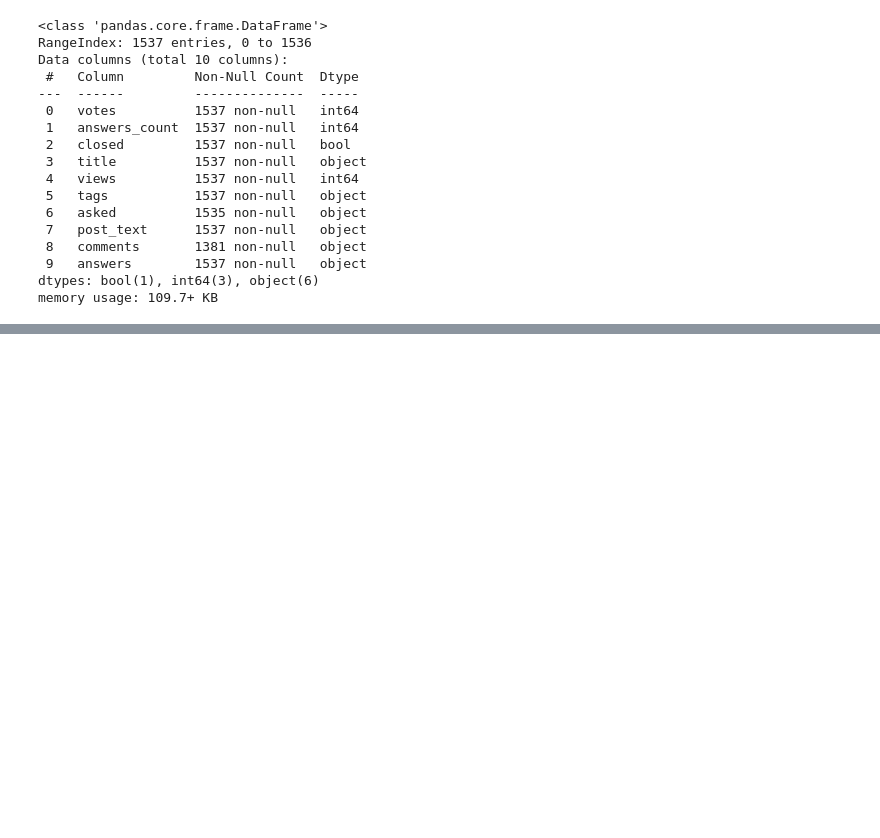
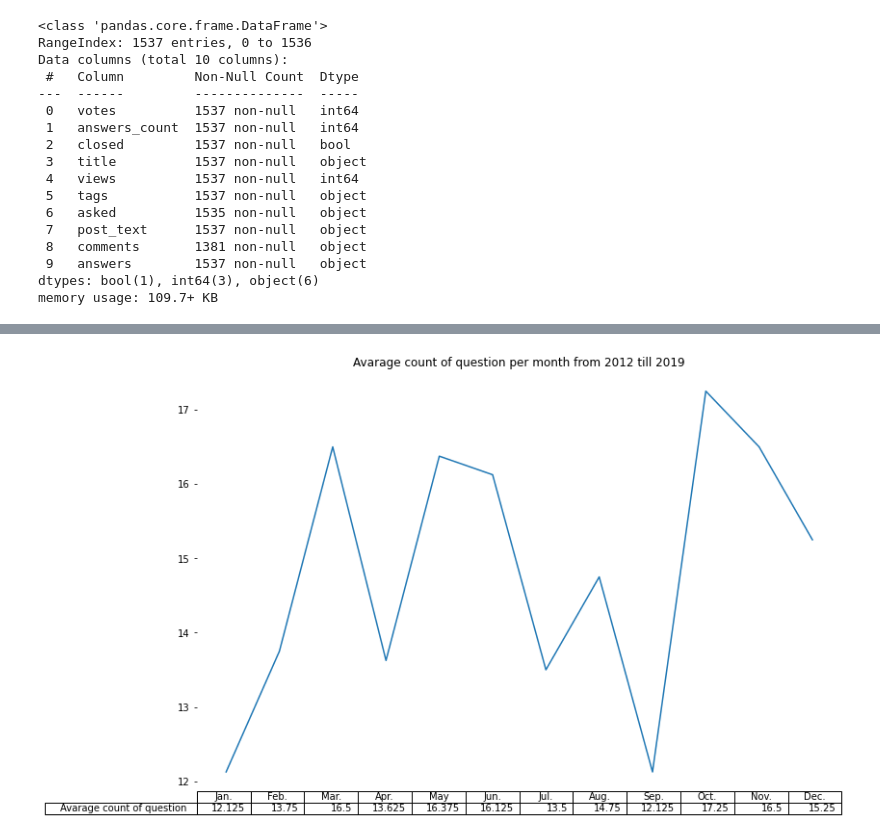
Before and after one commit to xdragolo/topicGroupsAndTimeframesIdentification, a Jupyter notebook: Data_Analysis/general_overview.ipynb, the cells around one changed output, grey strips where cells are left out. Saved outputs shown, nothing was run; the diff lists cells and outputs as text; code cells hidden in the pictures; blank space fills up the shorter version.

```diff
--- a/Data_Analysis/general_overview.ipynb
+++ b/Data_Analysis/general_overview.ipynb
@@ -42,0 +98,18 @@ data2020['title'].groupby([df.asked.dt.month.rename('month')]).agg(count = 'coun
+# %%
+from pandas.plotting import table
+ax = plt.subplot(111, frame_on=False) # no visible frame
+ax.xaxis.set_visible(False)  # hide the x axis
+ax.yaxis.set_visible(False)  # hide the y axis
+avarege_q_month = limited['title'].groupby([df.asked.dt.month.rename('month')]).agg(count ='count')
+avarege_q_month = avarege_q_month['count']/8
+avarege_q_month
+
+avarege_q_month = avarege_q_month.rename('Avarage count of question')
+idx = {1.0:'Jan.',2.0: 'Feb.',3.0: 'Mar.',4.0: 'Apr.',5.0: 'May',6.0:'Jun.',7.0:'Jul.',8.0: 'Aug.',9.0: 'Sep.', 10.0:'Oct.',11.0:'Nov.', 12.0:'Dec.'}
+
+avarege_q_month = avarege_q_month.rename(index = idx)
+avarege_q_month.plot(table= True, figsize=(12,8), use_index = True, title ='Avarage count of question per month from 2012 till 2019',
+                   )
+plt.savefig('figures/a_n_count.png', bbox_inches = 'tight')
+# %% [output]
+[figure, added]
```
Also changed, not shown: parts of 30 cells of this notebook, 7 other files.
